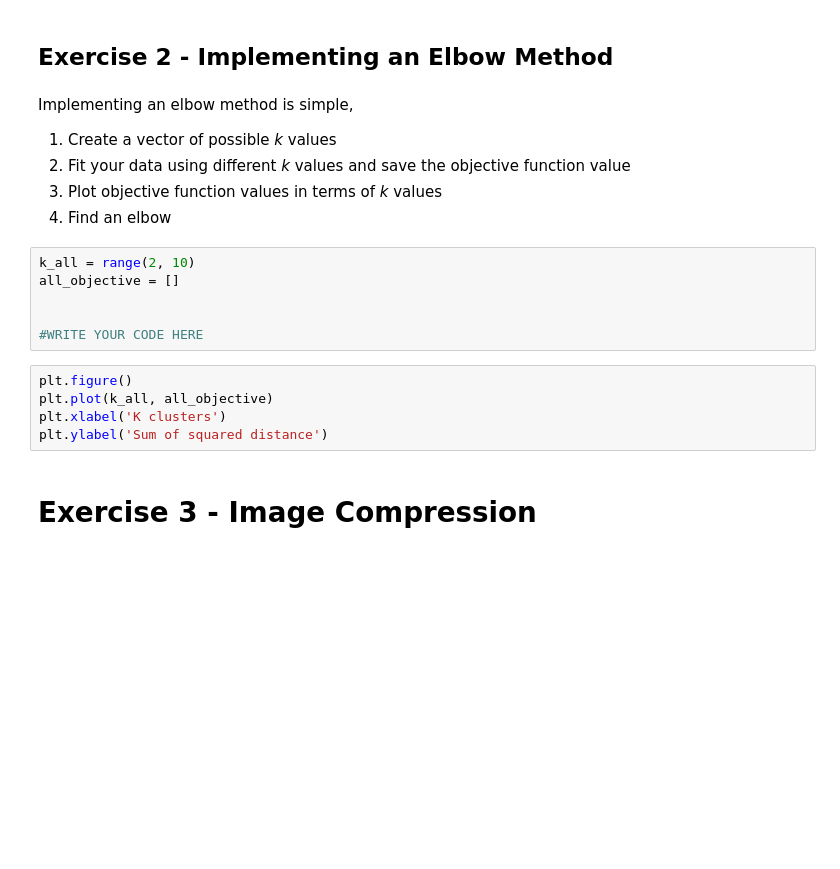
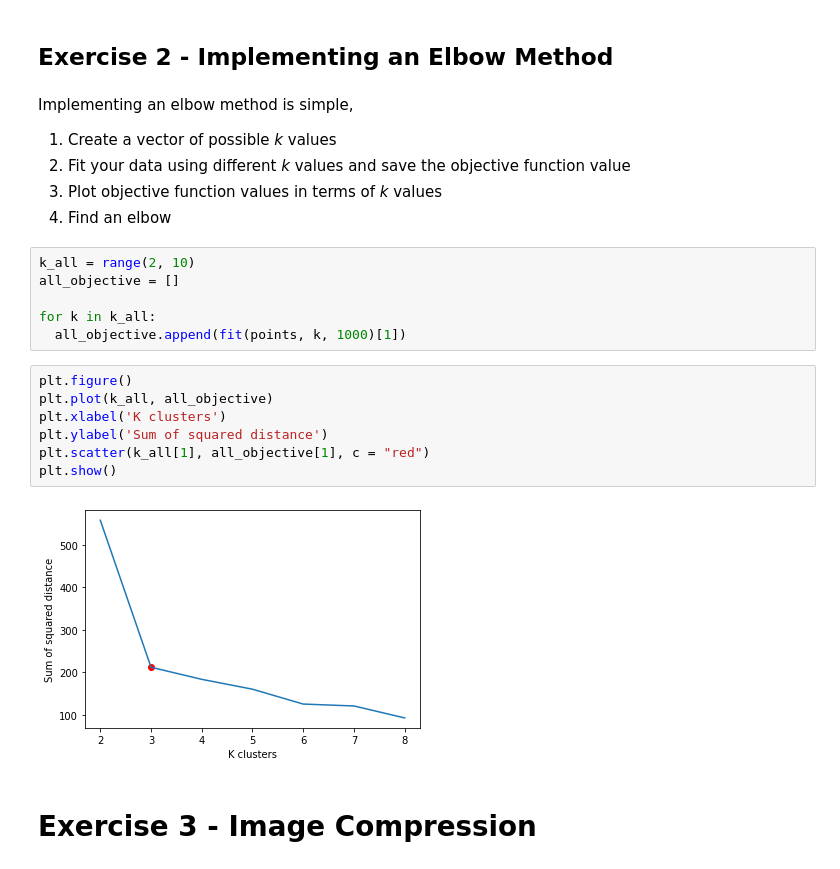
Before and after one commit to tmarcak/MPA-MLF, a Jupyter notebook: PC_2/Lab_02.ipynb, the cells around one changed output. Drawn from its saved outputs; the diff is of its cells as text; blank space fills up the shorter version.

```diff
--- a/PC_2/Lab_02.ipynb
+++ b/PC_2/Lab_02.ipynb
@@ -300,22 +321,26 @@ if
 # %% [markdown]
 ## Exercise 2 - Implementing an Elbow Method
 # %% [markdown]
-Implementing an elbow method is simple,
+  Implementing an elbow method is simple,
  1. Create a vector of possible *k* values
  2. Fit your data using different *k* values and save the objective function value
  3. Plot objective function values in terms of *k* values
  4. Find an elbow
-# %%
-k_all = range(2, 10)
-all_objective = []
-
-
-#WRITE YOUR CODE HERE
+# %%
+k_all = range(2, 10)
+all_objective = []
+
+for k in k_all:
+  all_objective.append(fit(points, k, 1000)[1])
 # %%
 plt.figure()
 plt.plot(k_all, all_objective)
 plt.xlabel('K clusters')
 plt.ylabel('Sum of squared distance')
+plt.scatter(k_all[1], all_objective[1], c = "red")
+plt.show()
+# %% [output]
+[figure, added]
 # %% [markdown]
 # Exercise 3 - Image Compression
 # %% [markdown]
```
Also changed, not shown: parts of 14 cells of this notebook.
